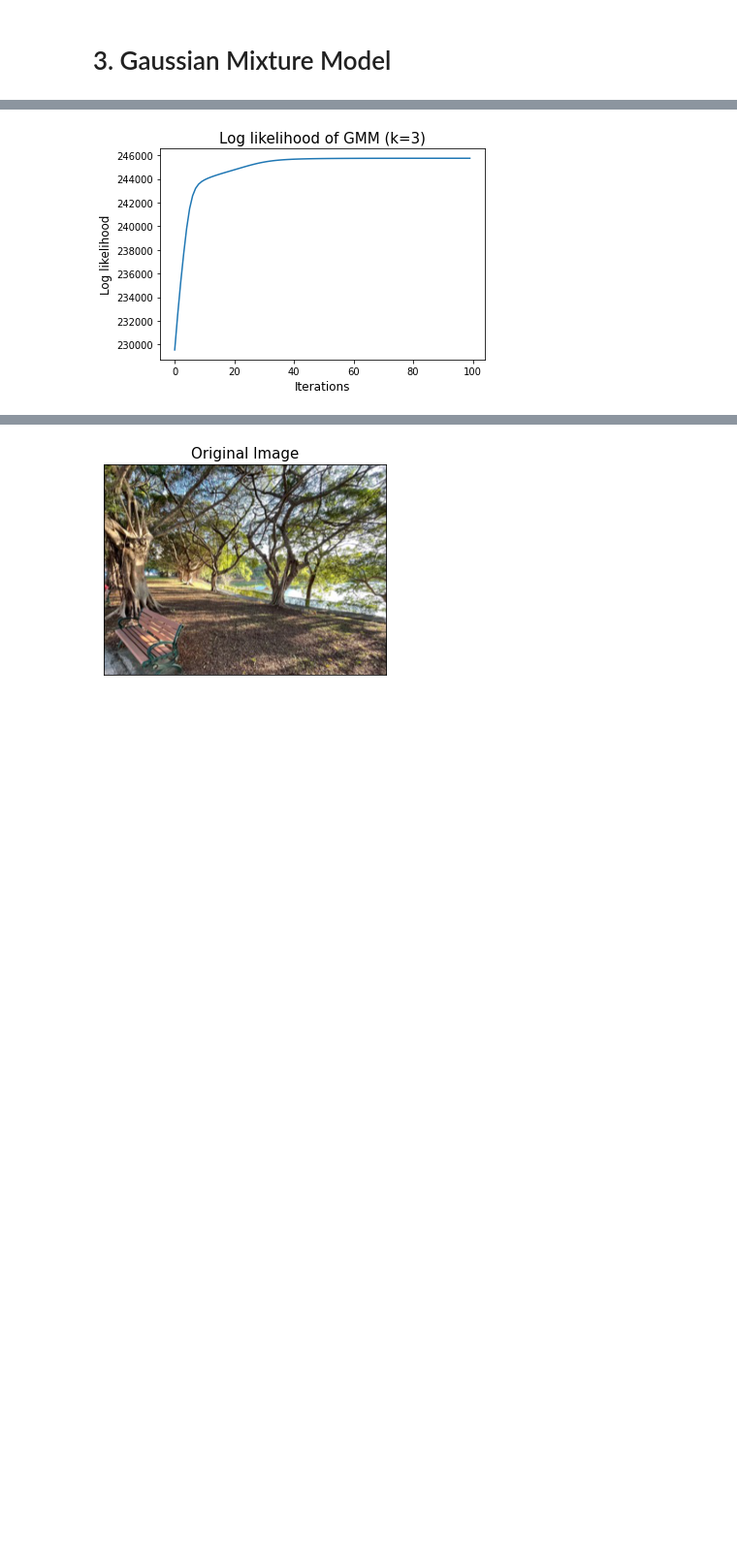
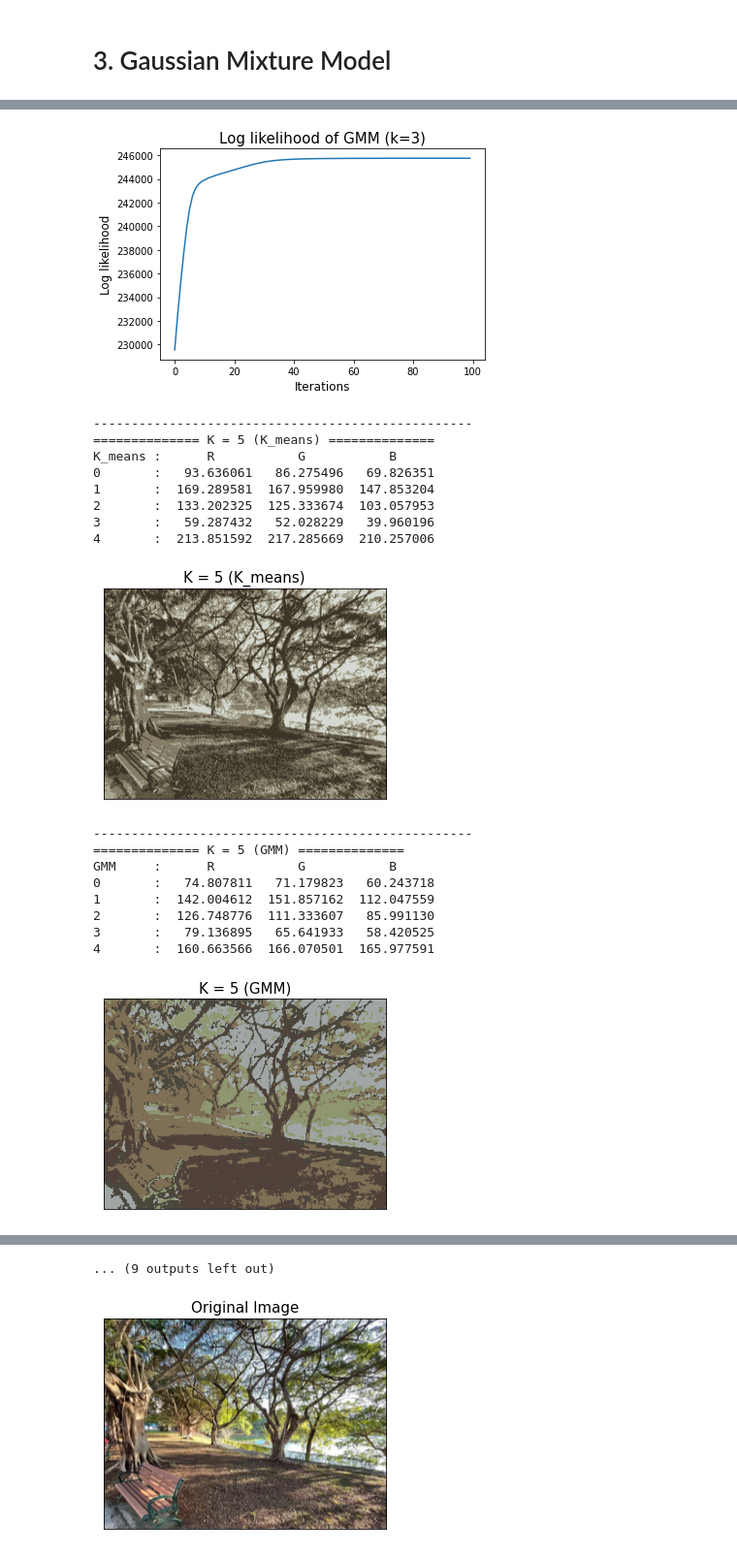
Before and after one commit to Louis5228/2020-Machine-Learning, a Jupyter notebook: hw3_309512014.ipynb, the cells around one changed output, grey strips where cells are left out. Shown at 97% size. Cells and saved outputs as stored; diff of their text form; code cells hidden in the pictures; blank space fills up the shorter version.

```diff
--- a/hw3_309512014.ipynb
+++ b/hw3_309512014.ipynb
@@ -141,7 +140,9 @@ def cal_phi_x(x, _type):
   return phi_x
 
 def kernel_func(xi, xj):
-  return np.dot(cal_phi_x(xi, _type), cal_phi_x(xj, _type).T)
+  phi_xi = cal_phi_x(xi, _type)
+  phi_xj = cal_phi_x(xj, _type)
+  return np.dot(phi_xi, phi_xj.T)
 # %%
 def fit(x, t):
   if _type == 'Linear':
@@ -236,14 +228,18 @@ def plot_img(x, t, xx, yy, prediction):
 class_l = ['Linear', 'Polynominal']
 C = 1
 class_label = [(0, 1), (0, 2), (1, 2)]
+sp = 0.3 # space
+h = 0.02
 for c in class_l:
   _type = c
   weight_dict = {}
   bias_dict = {}
   coef, sv_indx = fit(x_train, t_train)
   weight_dict, bias_dict = train(x_train, t_train)
-  xx, yy = meshgrid(x_train[:, 0], x_train[:, 1])
-  prediction = predict(np.column_stack((xx.flatten(), yy.flatten())))
+
+  xx, yy = np.meshgrid(np.arange(min(x_train[:, 0])-sp, max(x_train[:, 0])+sp, h),
+                       np.arange(min(x_train[:, 1])-sp, max(x_train[:, 1])+sp, h))
+  prediction = predict(np.hstack((xx.reshape((-1,1)), yy.reshape((-1,1)))))
   plot_img(x_train, t_train, xx, yy, np.array(prediction).reshape(xx.shape))
 # %% [output]
 [figure]
@@ -316,8 +312,8 @@ def re_seed(team, kx, ky, kz):
 def GMM(data, K, k_means_mu, k_means_rnk, max_iteration=100):
   # Initialize
   pi = np.sum(k_means_rnk, axis=0) / len(k_means_rnk)
-  cov = np.array([ np.cov(data[np.where(k_means_rnk[:, k] == 1)[0]].T) for k in range(K) ])
-  gauss = np.array([ multivariate_normal.pdf(data, mean=k_means_mu[k], cov=cov[k])*pi[k] for k in range(K) ])
+  cov = np.array([np.cov(data[np.where(k_means_rnk[:, k] == 1)[0]].T) for k in range(K)])
+  gauss = np.array([multivariate_normal.pdf(data, mean=k_means_mu[k], cov=cov[k])*pi[k] for k in range(K)])
   likelihood = []
   # Expectation Maximization (EM)
   for it in range(max_iteration):
@@ -329,14 +325,8 @@ def GMM(data, K, k_means_mu, k_means_rnk, max_iteration=100):
     pi = Nk / len(data)
     # Evaulate
     for k in range(K):
-      try:
-        gauss[k] = multivariate_normal.pdf(data, mean=mu[k], cov=cov[k])*pi[k]
-      except np.linalg.linalg.LinAlgError:
-        print('Sngular error at iteration %d' % it)
-        mu[k] = np.random.rand(depth)
-        temp = np.random.rand(depth, depth)
-        cov[k] = temp.dot(temp.T)
-        gauss[k] = multivariate_normal.pdf(data, mean=mu[k], cov=cov[k])*pi[k]
+      gauss[k] = multivariate_normal.pdf(data, mean=mu[k], cov=cov[k]) * pi[k]
+
     likelihood.append(np.sum(np.log(np.sum(gauss, axis=0))))
   return mu, gauss, likelihood
 # %%
@@ -365,11 +355,11 @@ def print_table(K, mu, _type):
 # %%
 def plot_img(mu, rnk, gaussians, _type):
   if _type == 'K_means':
-      new_img = (mu[np.where(rnk == 1)[1]]*255).astype(int)
+      new_img = mu[np.where(rnk == 1)[1]]
   else:
-      new_img = (mu[np.argmax(gaussians, axis=0)]*255).astype(int)
+      new_img = mu[np.argmax(gaussians, axis=0)]
 
-  show_img = new_img.reshape((height, width, depth))
+  show_img = (new_img*255.0).reshape((height, width, depth)).astype(int)
   plt.title('K = '+str(k)+' ('+str(_type)+')', fontsize = 15), plt.xticks([]), plt.yticks([])
   plt.imshow(show_img)
   plt.show()
@@ -378,8 +368,7 @@ def plot_img(mu, rnk, gaussians, _type):
   # disp = Image.fromarray(new_img.reshape(height, width, depth).astype('uint8'))
   # disp.save('/content/gdrive/My Drive/Machine_Learning/HW3/'+_type+str(k)+'.png')
 # %%
-# K_l = [3, 5, 7, 10]
-K_l = [3]
+K_l = [3, 5, 7, 10]
 
 plot_original_img()
 for k in K_l:
@@ -387,9 +376,10 @@ for k in K_l:
   seed_num = k
 
   # 初始群集中心
-  kx = np.random.randint(0, 256, seed_num) / 255.0
-  ky = np.random.randint(0, 256, seed_num) / 255.0
-  kz = np.random.randint(0, 256, seed_num) / 255.0
+  mu = data[np.random.choice(len(data), seed_num, replace=False)]
+  kx = mu[:,0]
+  ky = mu[:,1]
+  kz = mu[:,2]
 
   # K_means
   while(True):
@@ -428,2 +418,20 @@ GMM     :      R           G           B
 [figure]
 [figure]
+--------------------------------------------------
+============== K = 5 (K_means) ==============
+K_means :      R           G           B
+0       :   93.636061   86.275496   69.826351
+1       :  169.289581  167.959980  147.853204
+2       :  133.202325  125.333674  103.057953
+3       :   59.287432   52.028229   39.960196
+4       :  213.851592  217.285669  210.257006
+[figure, added]
+--------------------------------------------------
+============== K = 5 (GMM) ==============
+GMM     :      R           G           B
+0       :   74.807811   71.179823   60.243718
+1       :  142.004612  151.857162  112.047559
+2       :  126.748776  111.333607   85.991130
+3       :   79.136895   65.641933   58.420525
+4       :  160.663566  166.070501  165.977591
+[figure, added]
@@ -430,3 +449,4 @@ GMM     :      R           G           B
+... (9 outputs left out)
 # %%
 K_l = [3, 5, 7, 10]
 
```
Also changed, not shown: parts of 5 cells of this notebook.
